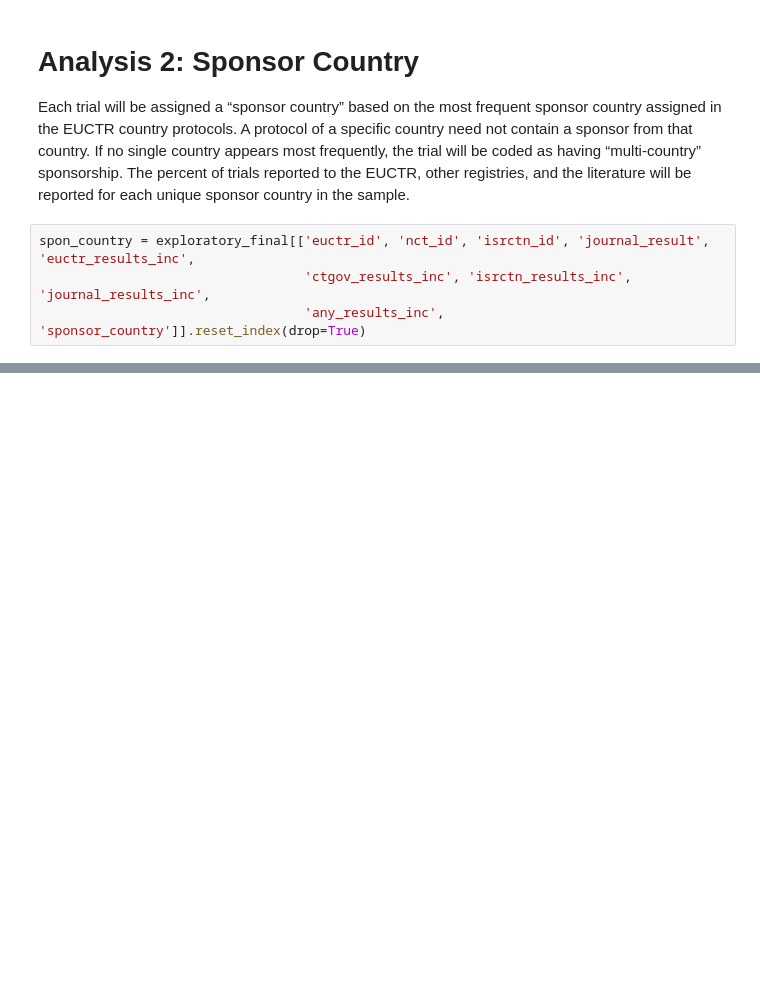
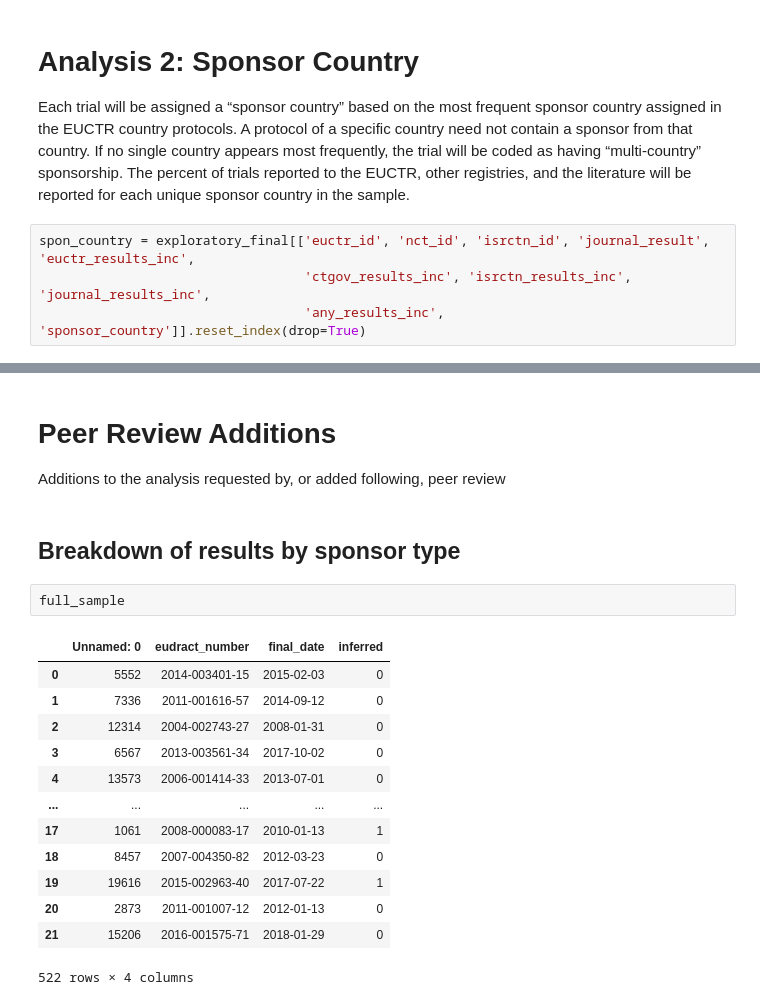
Before and after one commit to ebmdatalab/euctr_pub_search, a Jupyter notebook: notebooks/Anlysis.ipynb, the cells around one changed output, grey strips where cells are left out. Drawn from its saved outputs; the diff is of its cells as text; blank space fills up the shorter version.

Commit message:
Notebook Updates
Updating notebooks following peer review changes and additional data validation.

```diff
--- a/notebooks/Anlysis.ipynb
+++ b/notebooks/Anlysis.ipynb
@@ -800,0 +1317,22 @@ any_reporting.sort_values(by='all', ascending=False)
+# %% [markdown]
+# Peer Review Additions
+
+Additions to the analysis requested by, or added following, peer review
+# %% [markdown]
+## Breakdown of results by sponsor type
+# %%
+full_sample
+# %% [output]
+|  | Unnamed: 0 | eudract_number | final_date | inferred |
+| 0 | 5552 | 2014-003401-15 | 2015-02-03 | 0 |
+| 1 | 7336 | 2011-001616-57 | 2014-09-12 | 0 |
+| 2 | 12314 | 2004-002743-27 | 2008-01-31 | 0 |
+| 3 | 6567 | 2013-003561-34 | 2017-10-02 | 0 |
+| 4 | 13573 | 2006-001414-33 | 2013-07-01 | 0 |
+| ... | ... | ... | ... | ... |
+| 17 | 1061 | 2008-000083-17 | 2010-01-13 | 1 |
+| 18 | 8457 | 2007-004350-82 | 2012-03-23 | 0 |
+| 19 | 19616 | 2015-002963-40 | 2017-07-22 | 1 |
+| 20 | 2873 | 2011-001007-12 | 2012-01-13 | 0 |
+| 21 | 15206 | 2016-001575-71 | 2018-01-29 | 0 |
+522 rows × 4 columns
```
Also changed, not shown: parts of 182 cells of this notebook, 7 other files.
